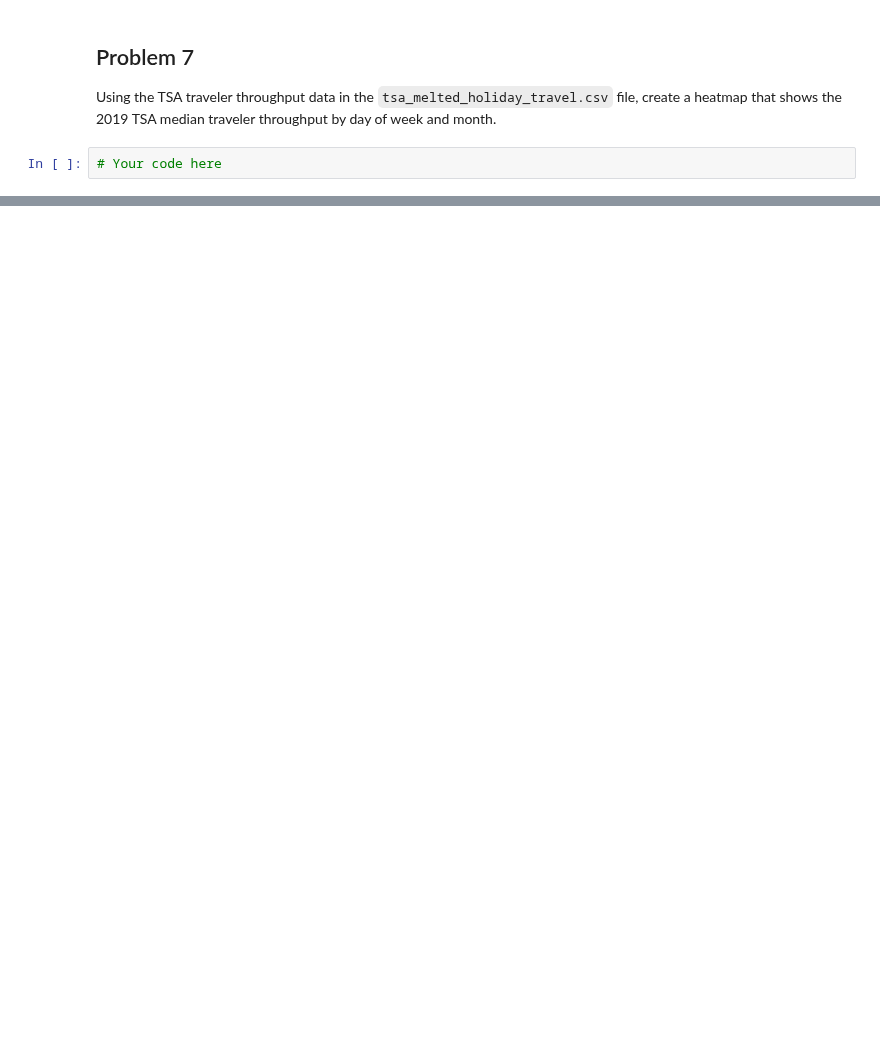
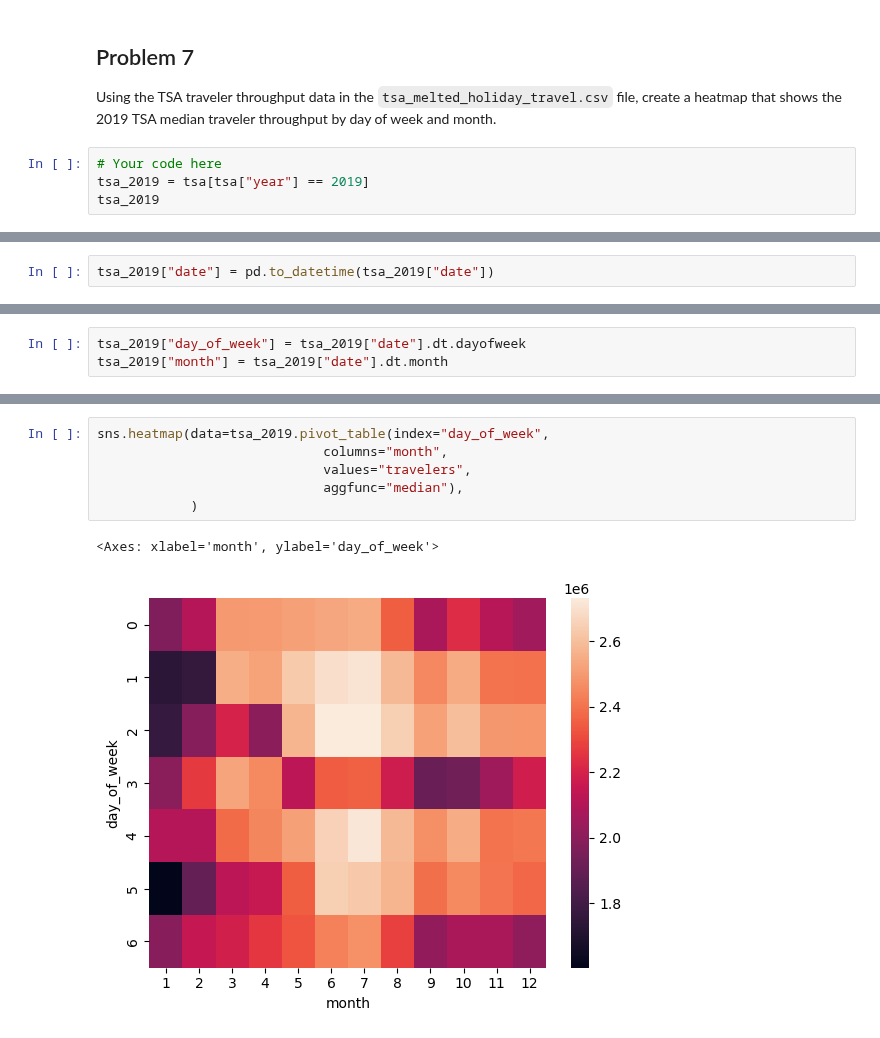
Before and after one commit to SU-IST707-FS25/week-1-materials-AndrewDettor, a Jupyter notebook: assignment.ipynb, the cells around one changed output, grey strips where cells are left out. Drawn from its saved outputs; the diff is of its cells as text; blank space fills up the shorter version.

```diff
--- a/assignment.ipynb
+++ b/assignment.ipynb
@@ -60,3 +283,5 @@ Using the TSA traveler throughput data in the `tsa_melted_holiday_travel.csv` fi
 Using the TSA traveler throughput data in the `tsa_melted_holiday_travel.csv` file, create a heatmap that shows the 2019 TSA median traveler throughput by day of week and month.
 # %%
 # Your code here
+tsa_2019 = tsa[tsa["year"] == 2019]
+tsa_2019
@@ -62,0 +302,2 @@ Using the TSA traveler throughput data in the `tsa_melted_holiday_travel.csv` fi
+# %%
+tsa_2019["date"] = pd.to_datetime(tsa_2019["date"])
@@ -62,0 +310,3 @@ Using the TSA traveler throughput data in the `tsa_melted_holiday_travel.csv` fi
+# %%
+tsa_2019["day_of_week"] = tsa_2019["date"].dt.dayofweek
+tsa_2019["month"] = tsa_2019["date"].dt.month
@@ -62,0 +339,9 @@ Using the TSA traveler throughput data in the `tsa_melted_holiday_travel.csv` fi
+# %%
+sns.heatmap(data=tsa_2019.pivot_table(index="day_of_week",
+                             columns="month",
+                             values="travelers",
+                             aggfunc="median"),
+            )
+# %% [output]
+<Axes: xlabel='month', ylabel='day_of_week'>
+[figure, added]
```
Also changed, not shown: parts of 32 cells of this notebook.
